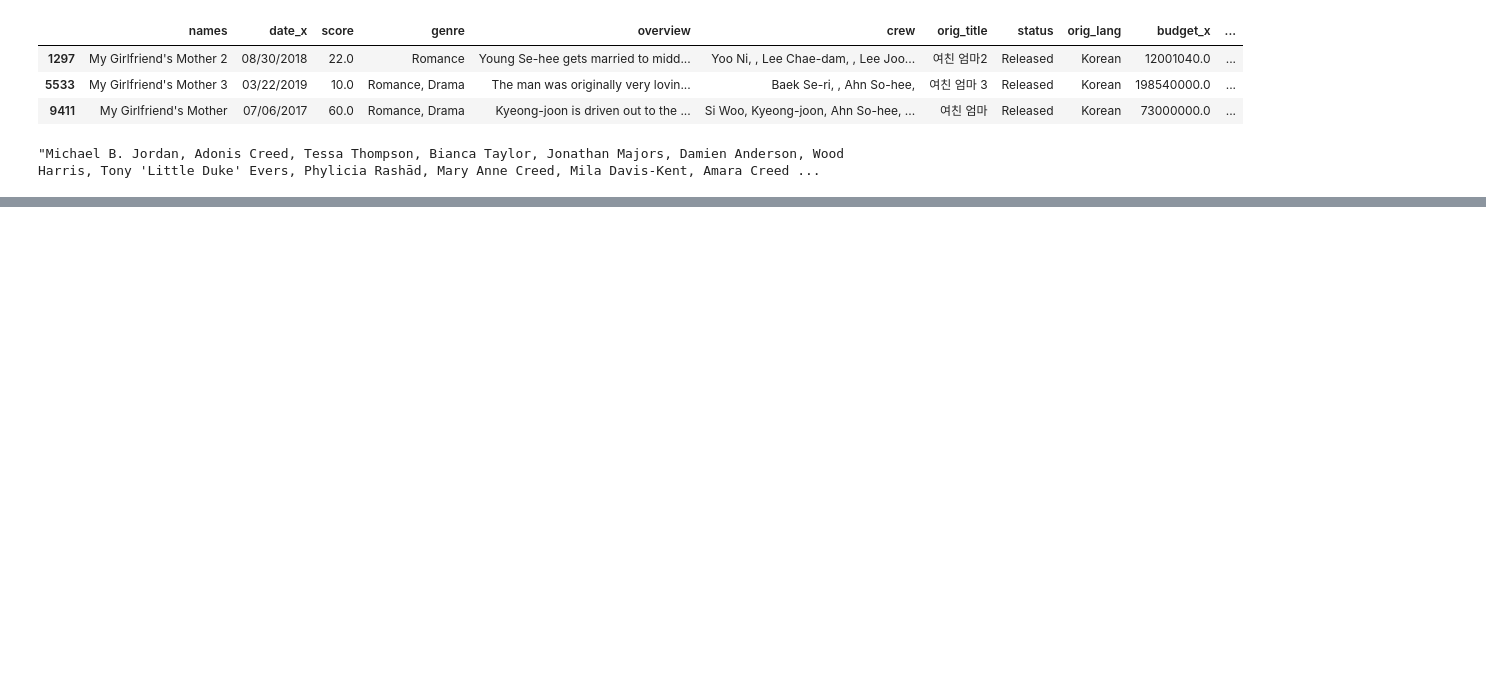
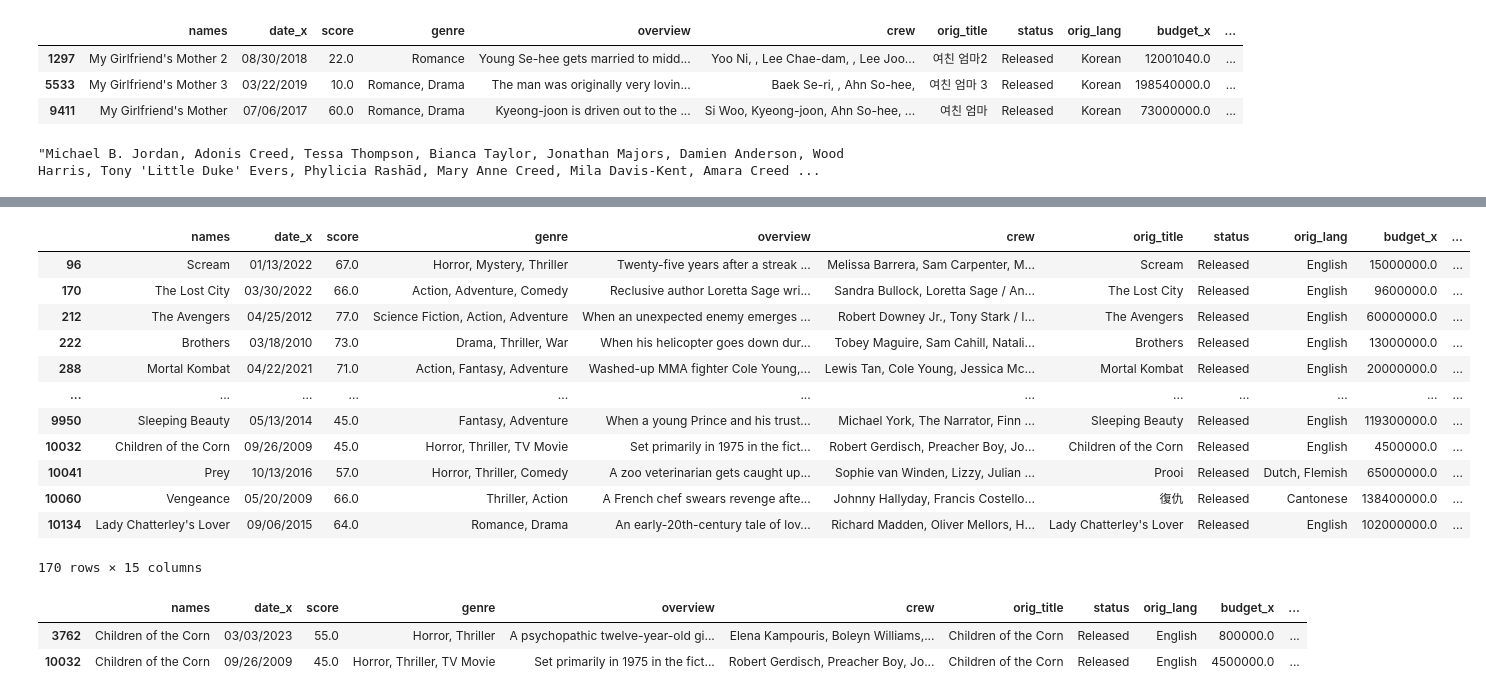
Before and after one commit to ClaudiaSobral/treinamento-dados-end-to-end, a Jupyter notebook: notebooks/01_EDA.ipynb, the cells around one changed output, grey strips where cells are left out. Cells and saved outputs as stored; diff of their text form; code cells hidden in the pictures; blank space fills up the shorter version.

```diff
--- a/notebooks/01_EDA.ipynb
+++ b/notebooks/01_EDA.ipynb
@@ -2,7 +2,7 @@
 import pandas as pd
 import datetime as dt
 # %%
-url = "https://raw.githubusercontent.com/ClaudiaSobral/treinamento-dados-end-to-end/refs/heads/main/src/raw/imdb_movies.csv"
+url = "https://raw.githubusercontent.com/ClaudiaSobral/treinamento-dados-end-to-end/refs/heads/main/data/bronze/imdb_movies.csv"
 df = pd.read_csv(url)
 # %%
 df.head()
@@ -204,8 +208,8 @@ df['crew'][0]
 # %% [output]
 "Michael B. Jordan, Adonis Creed, Tessa Thompson, Bianca Taylor, Jonathan Majors, Damien Anderson, Wood Harris, Tony 'Little Duke' Evers, Phylicia Rashād, Mary Anne Creed, Mila Davis-Kent, Amara Creed ...
 # %%
-df_2013 = df[df['data'].between('2009-1-1', '2023-12-31')]
-df_2013.head()
+df_2009 = df[df['data'].between('2009-1-1', '2023-12-31')]
+df_2009.head()
 # %% [output]
 |  | names | date_x | score | genre | overview | crew | orig_title | status | orig_lang | budget_x | ... |
 | 0 | Creed III | 03/02/2023 | 73.0 | Drama, Action | After dominating the boxing world... | Michael B. Jordan, Adonis Creed, ... | Creed III | Released | English | 75000000.0 | ... |
@@ -216 +246,23 @@ df_2013.head()
+# %%
+df_2009[(df_2009.duplicated(subset=['names']))]
+# %% [output]
+|  | names | date_x | score | genre | overview | crew | orig_title | status | orig_lang | budget_x | ... |
+| 96 | Scream | 01/13/2022 | 67.0 | Horror, Mystery, Thriller | Twenty-five years after a streak ... | Melissa Barrera, Sam Carpenter, M... | Scream | Released | English | 15000000.0 | ... |
+| 170 | The Lost City | 03/30/2022 | 66.0 | Action, Adventure, Comedy | Reclusive author Loretta Sage wri... | Sandra Bullock, Loretta Sage / An... | The Lost City | Released | English | 9600000.0 | ... |
+| 212 | The Avengers | 04/25/2012 | 77.0 | Science Fiction, Action, Adventure | When an unexpected enemy emerges ... | Robert Downey Jr., Tony Stark / I... | The Avengers | Released | English | 60000000.0 | ... |
+| 222 | Brothers | 03/18/2010 | 73.0 | Drama, Thriller, War | When his helicopter goes down dur... | Tobey Maguire, Sam Cahill, Natali... | Brothers | Released | English | 13000000.0 | ... |
+| 288 | Mortal Kombat | 04/22/2021 | 71.0 | Action, Fantasy, Adventure | Washed-up MMA fighter Cole Young,... | Lewis Tan, Cole Young, Jessica Mc... | Mortal Kombat | Released | English | 20000000.0 | ... |
+| ... | ... | ... | ... | ... | ... | ... | ... | ... | ... | ... | ... |
+| 9950 | Sleeping Beauty | 05/13/2014 | 45.0 | Fantasy, Adventure | When a young Prince and his trust... | Michael York, The Narrator, Finn ... | Sleeping Beauty | Released | English | 119300000.0 | ... |
+| 10032 | Children of the Corn | 09/26/2009 | 45.0 | Horror, Thriller, TV Movie | Set primarily in 1975 in the fict... | Robert Gerdisch, Preacher Boy, Jo... | Children of the Corn | Released | English | 4500000.0 | ... |
+| 10041 | Prey | 10/13/2016 | 57.0 | Horror, Thriller, Comedy | A zoo veterinarian gets caught up... | Sophie van Winden, Lizzy, Julian ... | Prooi | Released | Dutch, Flemish | 65000000.0 | ... |
+| 10060 | Vengeance | 05/20/2009 | 66.0 | Thriller, Action | A French chef swears revenge afte... | Johnny Hallyday, Francis Costello... | 復仇 | Released | Cantonese | 138400000.0 | ... |
+| 10134 | Lady Chatterley's Lover | 09/06/2015 | 64.0 | Romance, Drama | An early-20th-century tale of lov... | Richard Madden, Oliver Mellors, H... | Lady Chatterley's Lover | Released | English | 102000000.0 | ... |
+170 rows × 15 columns
+# %%
+df_2013[df_2013['names'] == "Children of the Corn"]
+# %% [output]
+|  | names | date_x | score | genre | overview | crew | orig_title | status | orig_lang | budget_x | ... |
+| 3762 | Children of the Corn | 03/03/2023 | 55.0 | Horror, Thriller | A psychopathic twelve-year-old gi... | Elena Kampouris, Boleyn Williams,... | Children of the Corn | Released | English | 800000.0 | ... |
+| 10032 | Children of the Corn | 09/26/2009 | 45.0 | Horror, Thriller, TV Movie | Set primarily in 1975 in the fict... | Robert Gerdisch, Preacher Boy, Jo... | Children of the Corn | Released | English | 4500000.0 | ... |
 # %%
```
Also changed, not shown: parts of 3 cells of this notebook, 3 other files.
